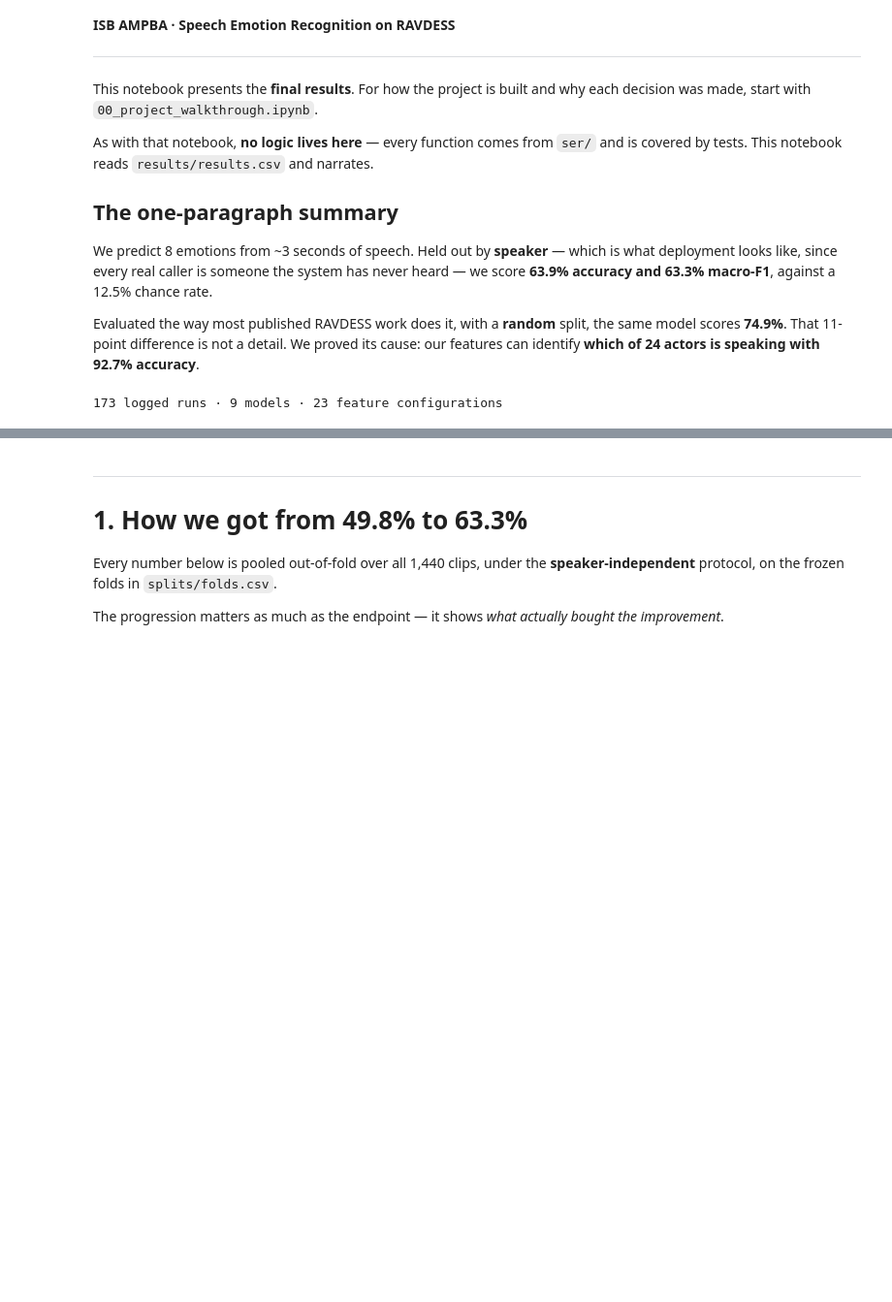
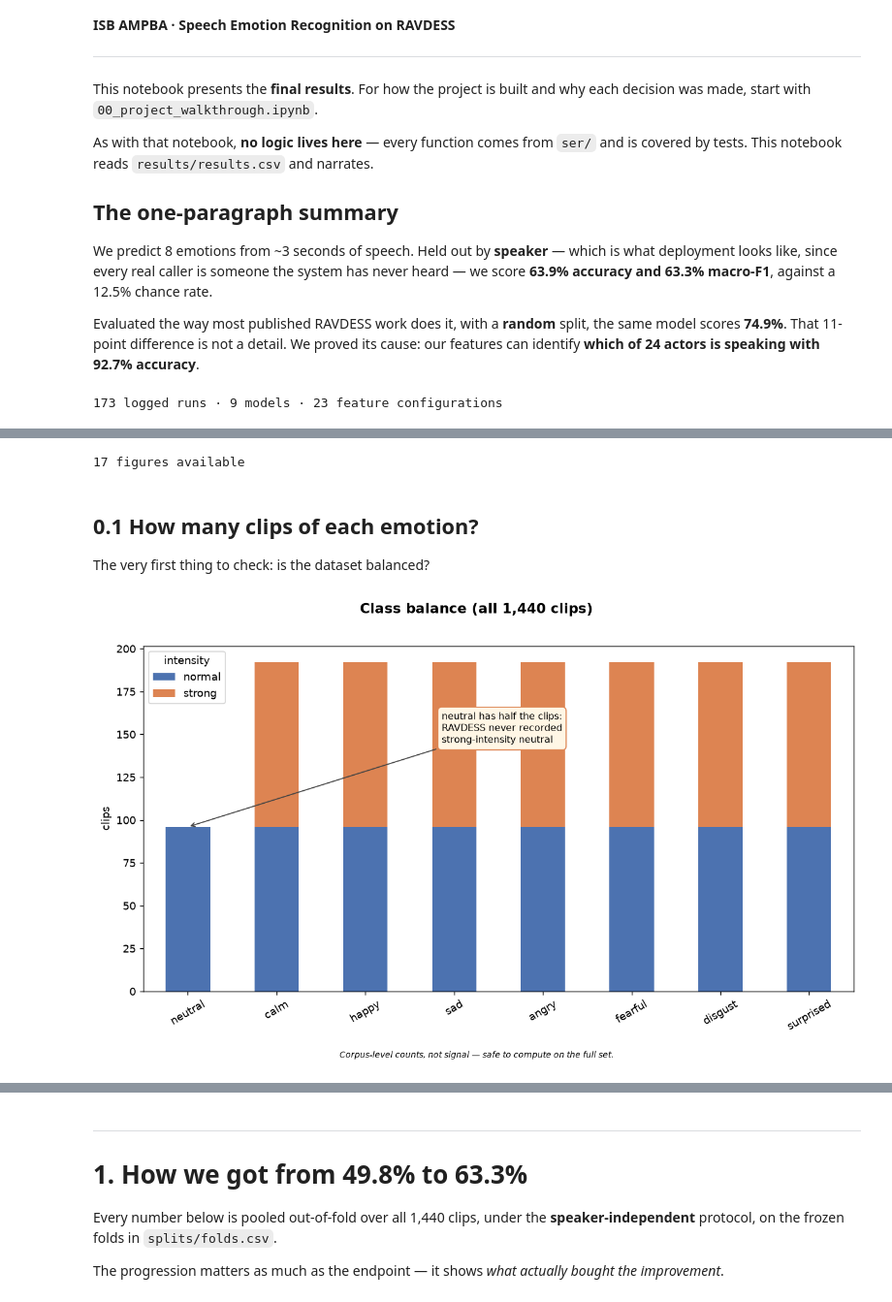
Before and after one commit to Unheard-ser/unheard, a Jupyter notebook: notebooks/01_results_and_findings.ipynb, the cells around one changed output, grey strips where cells are left out. Shown at 97% size. Drawn from its saved outputs; the diff is of its cells as text; code cells hidden in the pictures; blank space fills up the shorter version.

```diff
--- a/notebooks/01_results_and_findings.ipynb
+++ b/notebooks/01_results_and_findings.ipynb
@@ -44,0 +74,19 @@ print(f"{len(results)} logged runs · {results['model'].nunique()} models · "
+# %%
+from IPython.display import Image, display
+
+FIGURES = REPO / "figures"
+
+def show(name, width=900):
+    display(Image(filename=str(FIGURES / name), width=width))
+
+print(f"{len(list(FIGURES.glob('*.png')))} figures available")
+# %% [output]
+17 figures available
+# %% [markdown]
+## 0.1 How many clips of each emotion?
+
+The very first thing to check: is the dataset balanced?
+# %%
+show("01_class_balance.png")
+# %% [output]
+[figure, added]
```
Also changed, not shown: parts of 24 cells of this notebook, 21 other files.
